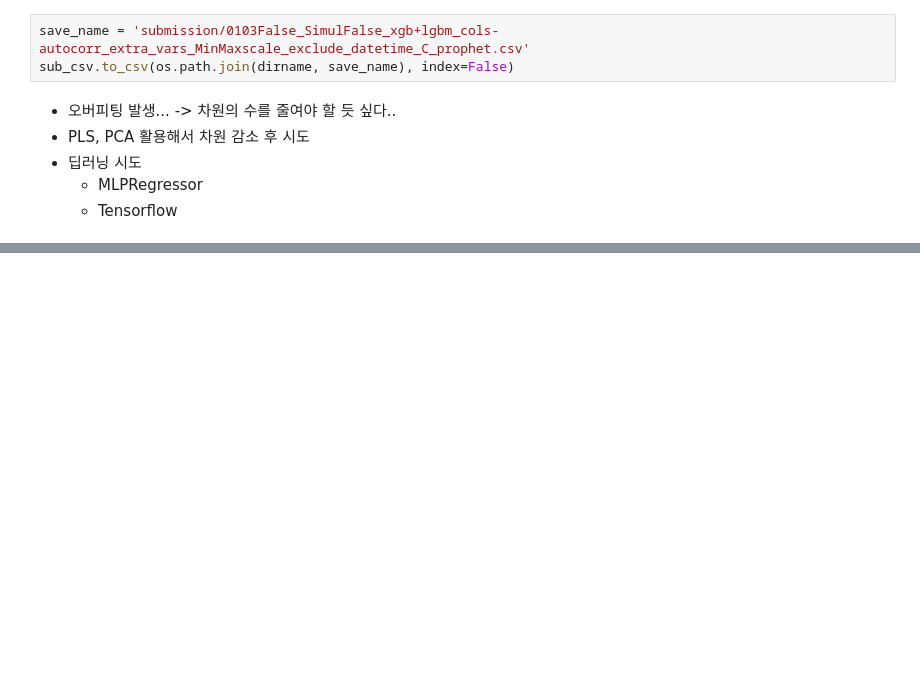
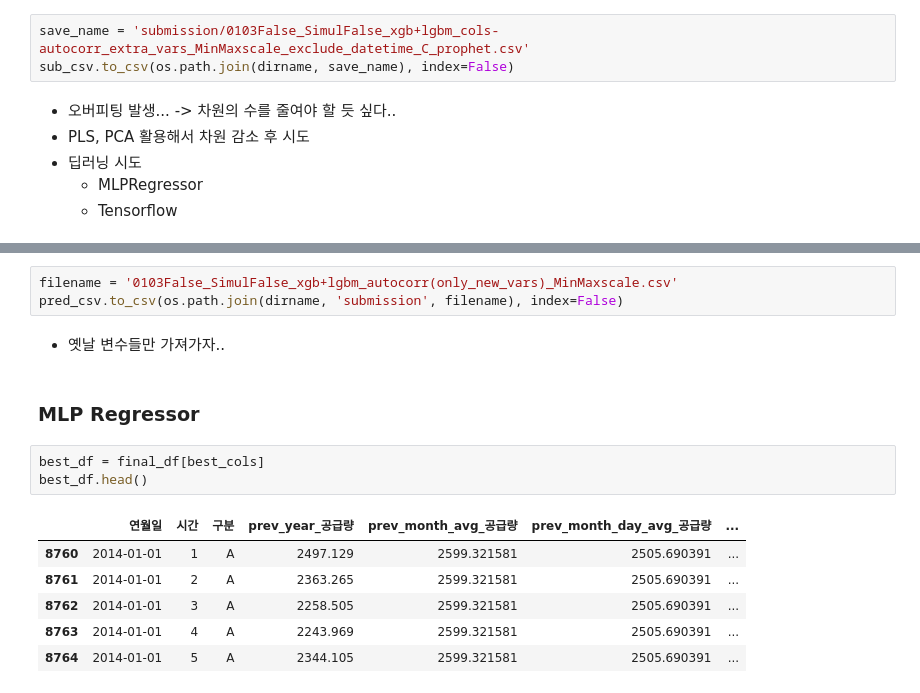
Before and after one commit to young-hun-jo/KaggleStruggle, a Jupyter notebook: dacon_gas/Version5.ipynb, the cells around one changed output, grey strips where cells are left out. Cells and saved outputs as stored; diff of their text form; blank space fills up the shorter version.

```diff
--- a/dacon_gas/Version5.ipynb
+++ b/dacon_gas/Version5.ipynb
@@ -460,0 +753,17 @@ sub_csv.to_csv(os.path.join(dirname, save_name), index=False)
+# %%
+filename = '0103False_SimulFalse_xgb+lgbm_autocorr(only_new_vars)_MinMaxscale.csv'
+pred_csv.to_csv(os.path.join(dirname, 'submission', filename), index=False)
+# %% [markdown]
+- 옛날 변수들만 가져가자..
+# %% [markdown]
+### MLP Regressor
+# %%
+best_df = final_df[best_cols]
+best_df.head()
+# %% [output]
+|  | 연월일 | 시간 | 구분 | prev_year_공급량 | prev_month_avg_공급량 | prev_month_day_avg_공급량 | ... |
+| 8760 | 2014-01-01 | 1 | A | 2497.129 | 2599.321581 | 2505.690391 | ... |
+| 8761 | 2014-01-01 | 2 | A | 2363.265 | 2599.321581 | 2505.690391 | ... |
+| 8762 | 2014-01-01 | 3 | A | 2258.505 | 2599.321581 | 2505.690391 | ... |
+| 8763 | 2014-01-01 | 4 | A | 2243.969 | 2599.321581 | 2505.690391 | ... |
+| 8764 | 2014-01-01 | 5 | A | 2344.105 | 2599.321581 | 2505.690391 | ... |
```
Also changed, not shown: parts of 22 cells of this notebook.
